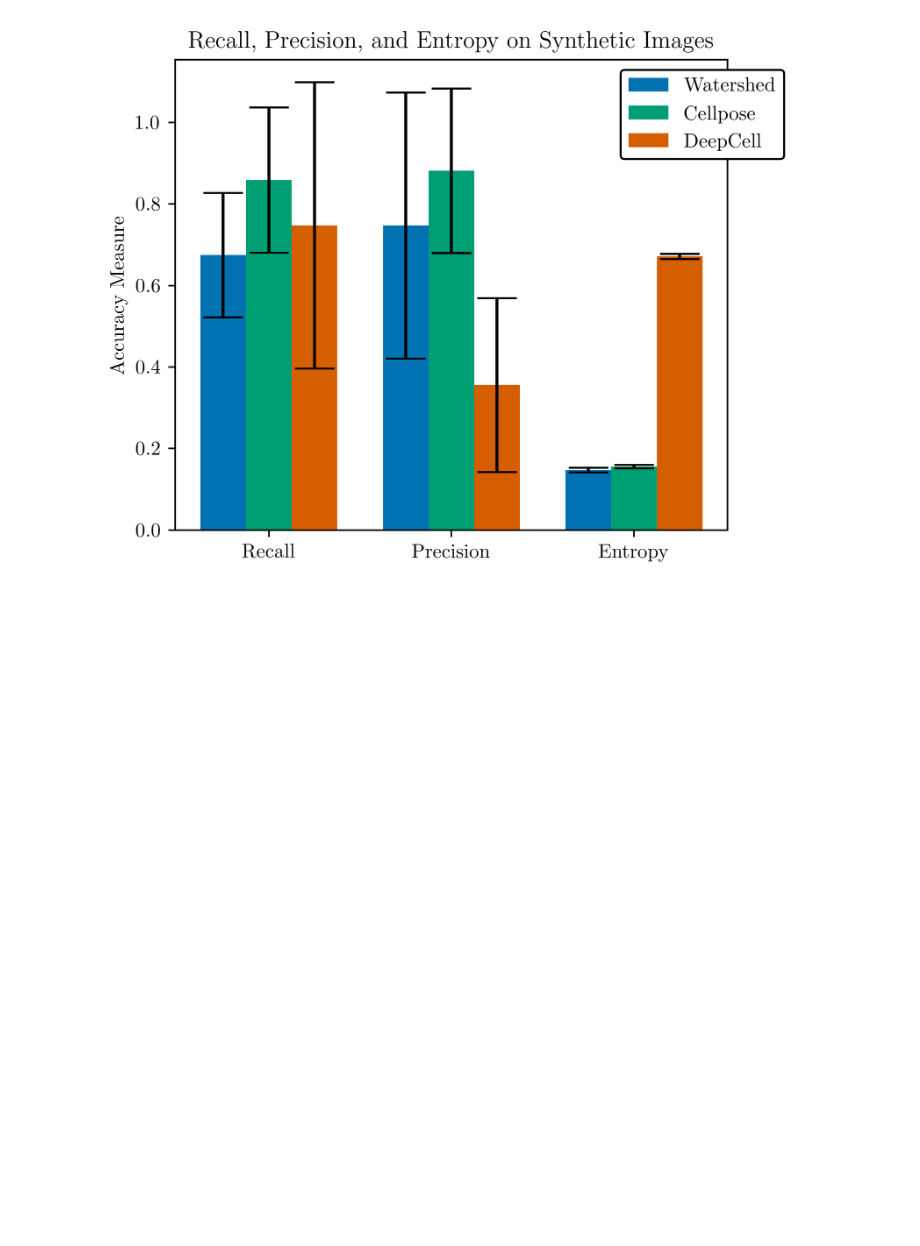
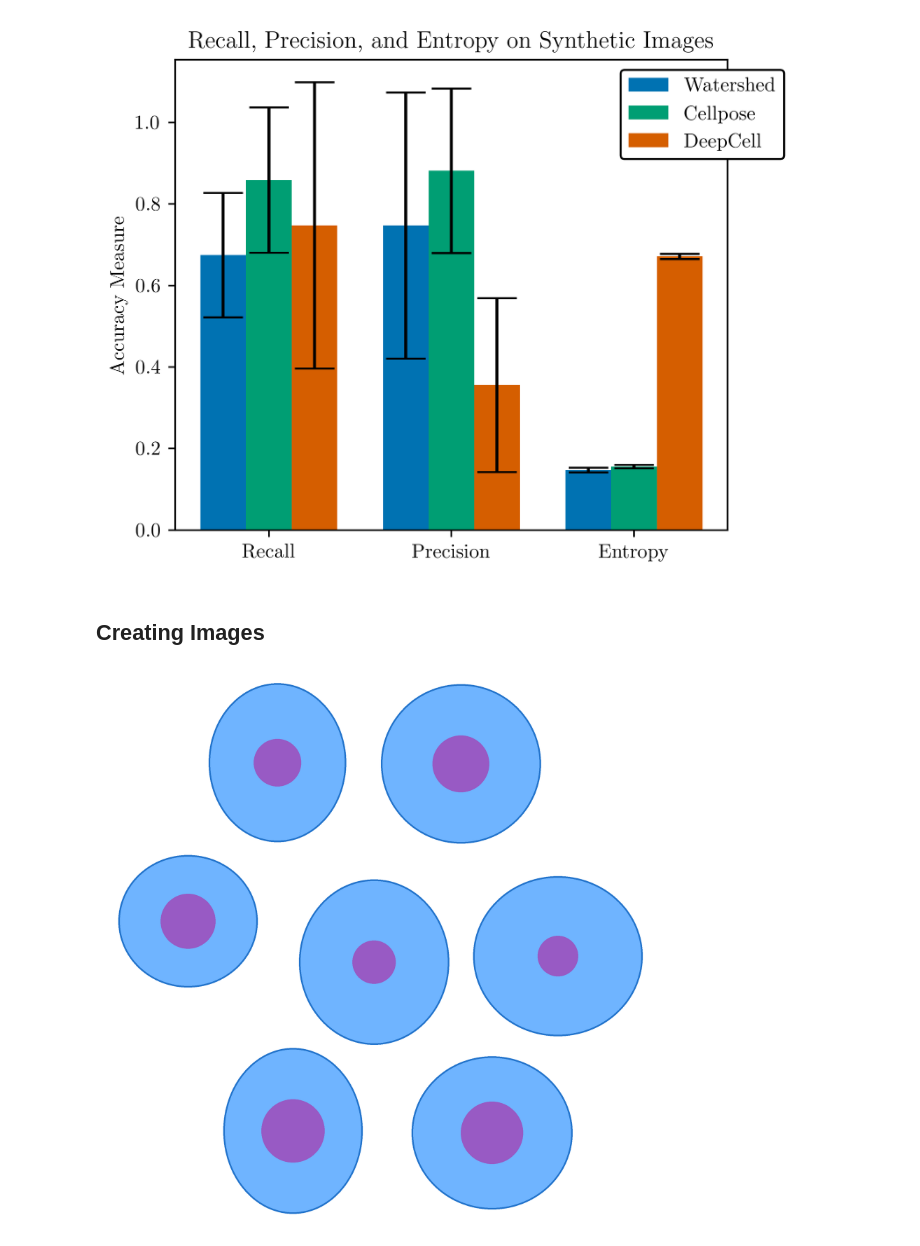
Before and after one commit to harrymueller/NucleiSegmentation, a Jupyter notebook: analysis/oz_sc_conf/Plotting.ipynb, the cells around one changed output. Cells and saved outputs as stored; diff of their text form; code cells hidden in the pictures; blank space fills up the shorter version.

```diff
--- a/analysis/oz_sc_conf/Plotting.ipynb
+++ b/analysis/oz_sc_conf/Plotting.ipynb
@@ -104,3 +117,5 @@ plt.savefig(os.path.join(OUTPUT, "x_accuracy.pdf"), dpi = 500, format = "pdf", p
 plt.show()
 # %% [output]
 [figure]
+# %% [markdown]
+## Creating Images
@@ -106,0 +124,3 @@ plt.show()
+# %%
+def dist(pos1, pos2):
+    return np.sqrt((pos2[0] - pos1[0])**2 + (pos2[1] - pos1[1])**2)
@@ -106,0 +133,23 @@ plt.show()
+# %%
+def get_pos_size(num_spheres, size_var, size, mean_sphere_size, seed, nuclei_size_mean, nuclei_size_var):
+    if seed is None:
+        seed = np.random.randint(0, 2**16-1)
+        print(seed)
+    np.random.seed(seed)
+    pos = []
+    i = 0
+    while len(pos) < num_spheres and i < num_spheres*5:
+        new = np.random.rand(2)*(size[0] - mean_sphere_size - size_var/2)
+        new = new.astype(int)
+        if len(pos) > 0:
+            dists = [dist(a, new) for a in pos]
+            if np.min(dists) > mean_sphere_size + size_var/2:
+                pos.append(new)
+            else: i += 1
+        else: pos.append(new)
+    if i == num_spheres*5:
+        print("failed")
+        return (None,None,None)
+    sizes = (np.random.rand(num_spheres, 2)*size_var).astype(int) + mean_sphere_size - size_var / 2
+    nuclei_sizes = (np.random.rand(num_spheres, 1)*nuclei_size_var).astype(int)+nuclei_size_mean-nuclei_size_var/2
+    return (pos, sizes, nuclei_sizes)
@@ -106,0 +187,19 @@ plt.show()
+# %%
+NUM_SPHERES = 7
+SIZE_VAR = 100*2
+SIZE = (1206*2, 1206*2)
+MEAN_SPHERE_SIZE = 320*2
+SEED = 23333 #16779 # 65381 # 23333
+MEAN_NUCLEI_SIZE = 55*2
+NUCLEI_SIZE_VAR = 30*2
+
+pos, sizes, nuclei_sizes = get_pos_size(NUM_SPHERES, SIZE_VAR, SIZE, MEAN_SPHERE_SIZE, SEED, MEAN_NUCLEI_SIZE, NUCLEI_SIZE_VAR)
+pos = np.array(pos)
+pos[:,1] = pos[:,1]+20*2
+#pos = np.array([[150,150], [100,800], [350,500], [500,100], [800,400], [700,800]])
+im, draw = draw_im(pos, sizes, SIZE, nuclei_sizes)
+#im, draw = draw_spots(im, draw, 10)
+im.save("00_tissue.png")
+im
+# %% [output]
+[figure, added]
```
Also changed, not shown: parts of 15 cells of this notebook, 11 other files.
